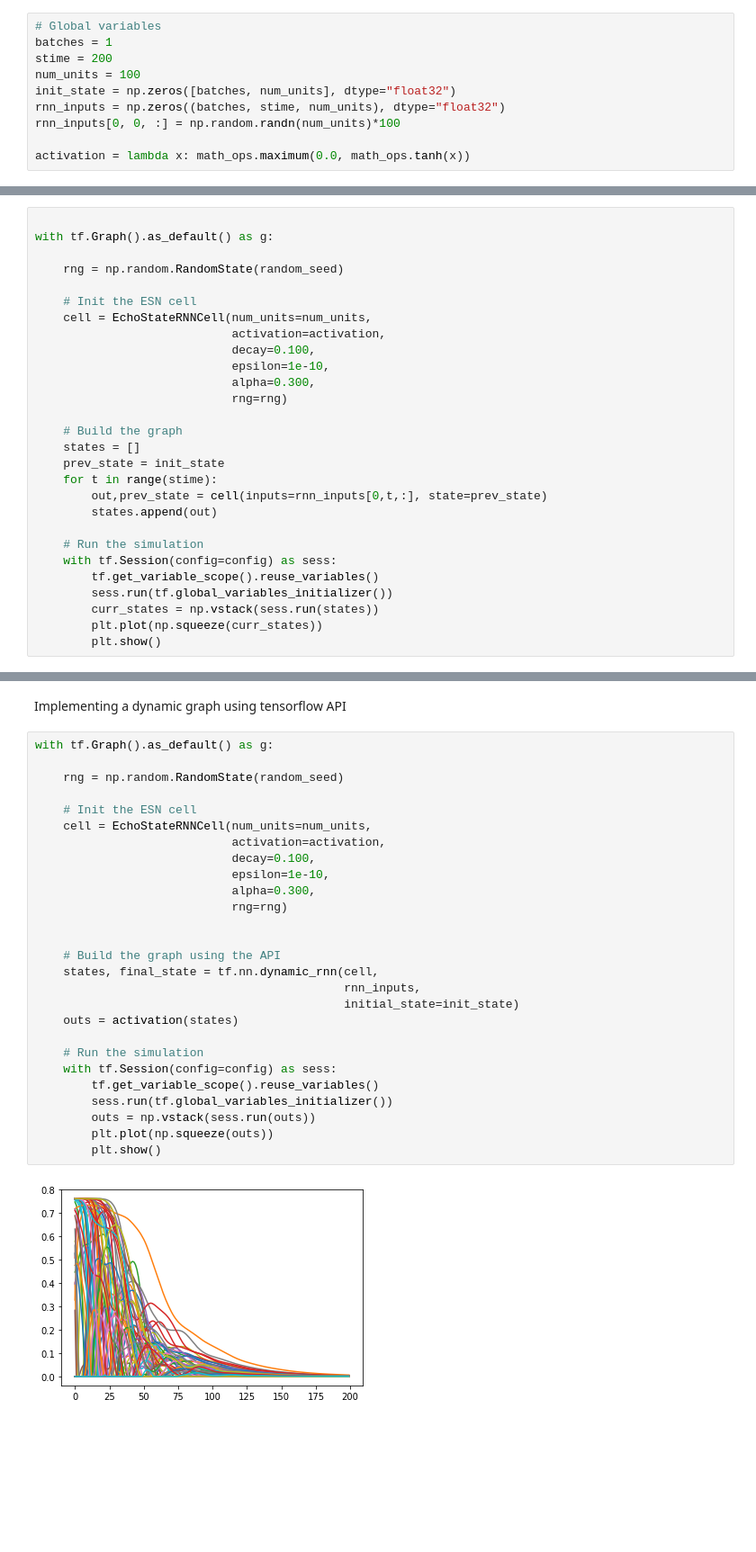
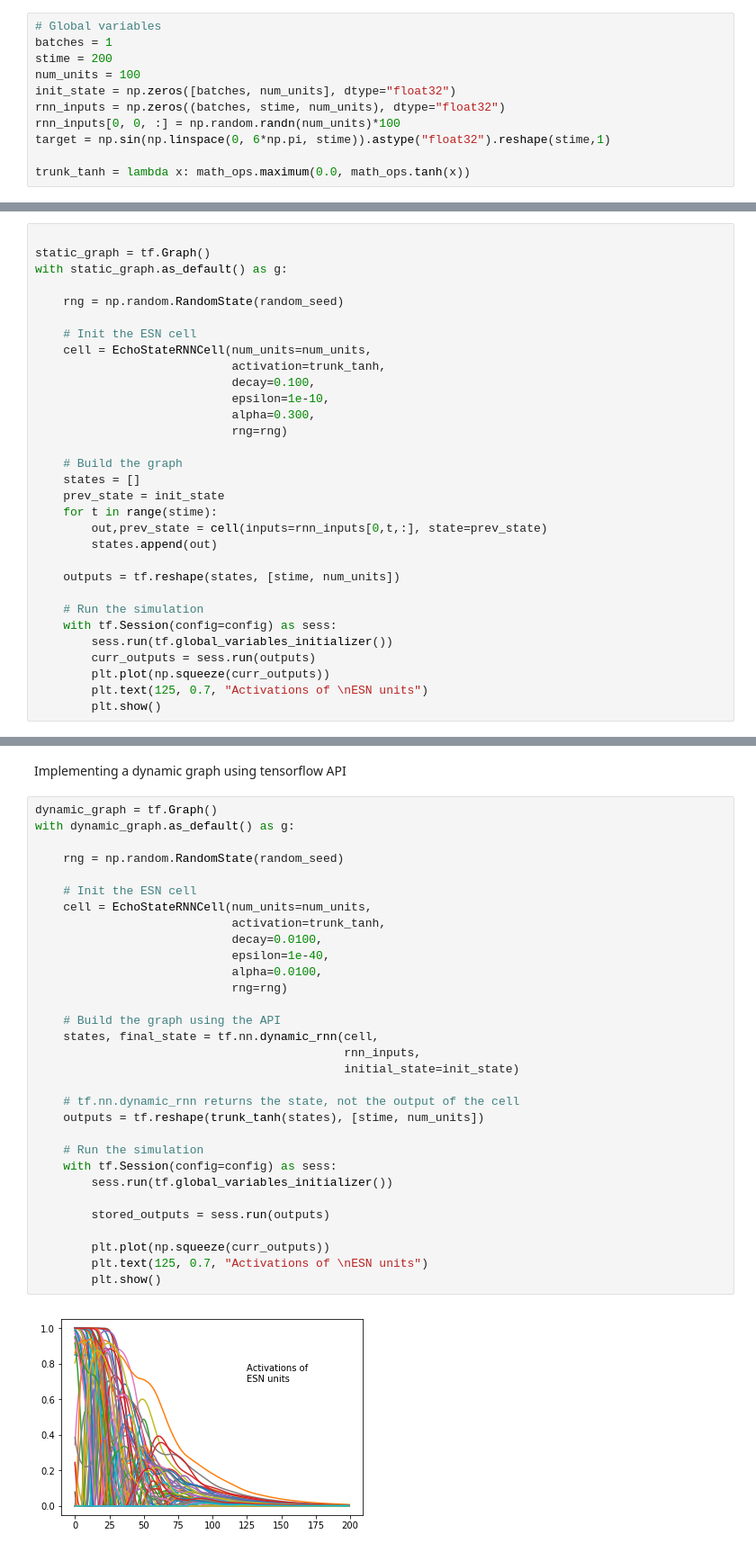
Before and after one commit to francesco-mannella/Echo-State-Networks, a Jupyter notebook: ESN-usage.ipynb, the cells around one changed output, grey strips where cells are left out. Shown at 90% size. Saved outputs shown, nothing was run; the diff lists cells and outputs as text; blank space fills up the shorter version.

```diff
--- a/ESN-usage.ipynb
+++ b/ESN-usage.ipynb
@@ -23,19 +23,21 @@ num_units = 100
 init_state = np.zeros([batches, num_units], dtype="float32")
 rnn_inputs = np.zeros((batches, stime, num_units), dtype="float32")
 rnn_inputs[0, 0, :] = np.random.randn(num_units)*100
+target = np.sin(np.linspace(0, 6*np.pi, stime)).astype("float32").reshape(stime,1)
 
-activation = lambda x: math_ops.maximum(0.0, math_ops.tanh(x))
+trunk_tanh = lambda x: math_ops.maximum(0.0, math_ops.tanh(x))
 # %% [markdown]
 Implementing a static graph without tensorflow API:
 # %%
 
-with tf.Graph().as_default() as g:
+static_graph = tf.Graph()
+with static_graph.as_default() as g:
 
     rng = np.random.RandomState(random_seed)
 
     # Init the ESN cell
     cell = EchoStateRNNCell(num_units=num_units,
-                            activation=activation,
+                            activation=trunk_tanh,
                             decay=0.100,
                             epsilon=1e-10,
                             alpha=0.300,
@@ -48,11 +50,13 @@ with tf.Graph().as_default() as g:
         out,prev_state = cell(inputs=rnn_inputs[0,t,:], state=prev_state)
         states.append(out)
 
+    outputs = tf.reshape(states, [stime, num_units])
+
     # Run the simulation
     with tf.Session(config=config) as sess:
-        tf.get_variable_scope().reuse_variables()
         sess.run(tf.global_variables_initializer())
-        curr_states = np.vstack(sess.run(states))
-        plt.plot(np.squeeze(curr_states))
+        curr_outputs = sess.run(outputs)
+        plt.plot(np.squeeze(curr_outputs))
+        plt.text(125, 0.7, "Activations of \nESN units")
         plt.show()
 # %% [output]
@@ -60,31 +64,35 @@ with tf.Graph().as_default() as g:
 # %% [markdown]
 Implementing a dynamic graph using tensorflow API
 # %%
-with tf.Graph().as_default() as g:
+dynamic_graph = tf.Graph()
+with dynamic_graph.as_default() as g:
 
     rng = np.random.RandomState(random_seed)
 
     # Init the ESN cell
     cell = EchoStateRNNCell(num_units=num_units,
-                            activation=activation,
-                            decay=0.100,
-                            epsilon=1e-10,
-                            alpha=0.300,
+                            activation=trunk_tanh,
+                            decay=0.0100,
+                            epsilon=1e-40,
+                            alpha=0.0100,
                             rng=rng)
-
 
     # Build the graph using the API
     states, final_state = tf.nn.dynamic_rnn(cell,
                                             rnn_inputs,
                                             initial_state=init_state)
-    outs = activation(states)
+
+    # tf.nn.dynamic_rnn returns the state, not the output of the cell
+    outputs = tf.reshape(trunk_tanh(states), [stime, num_units])
 
     # Run the simulation
     with tf.Session(config=config) as sess:
-        tf.get_variable_scope().reuse_variables()
         sess.run(tf.global_variables_initializer())
-        outs = np.vstack(sess.run(outs))
-        plt.plot(np.squeeze(outs))
+
+        stored_outputs = sess.run(outputs)
+
+        plt.plot(np.squeeze(curr_outputs))
+        plt.text(125, 0.7, "Activations of \nESN units")
         plt.show()
 # %% [output]
-[figure, old version]
+[figure, new version]
```
Also changed, not shown: parts of 3 cells of this notebook.
